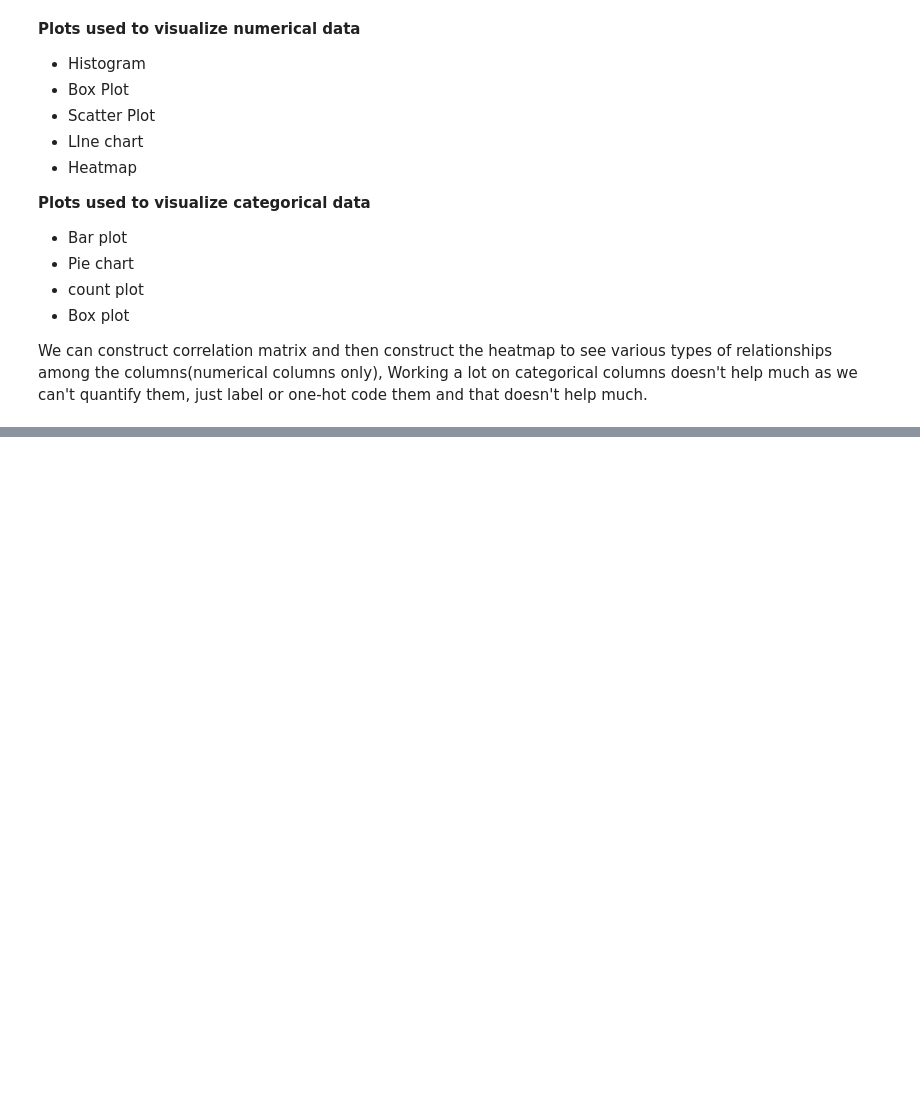
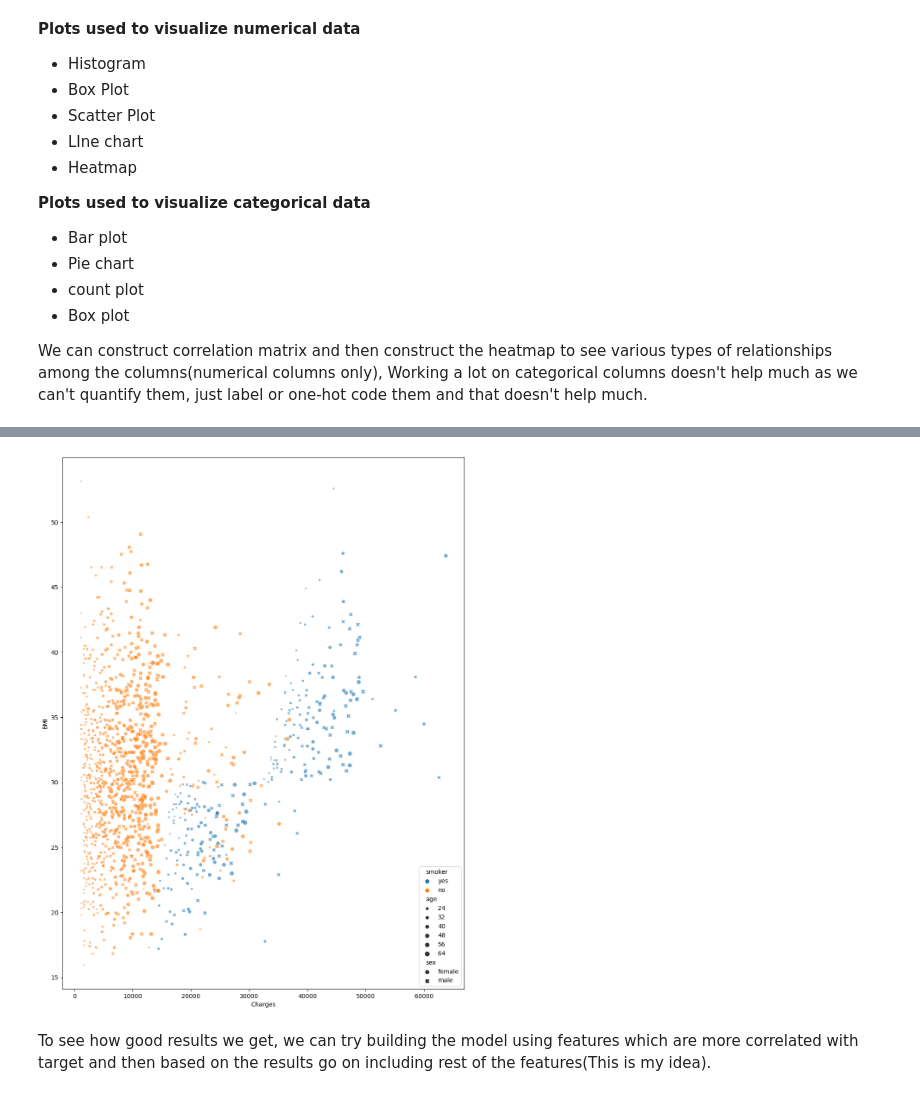
Before and after one commit to krahul2024/machine-learning, a Jupyter notebook: basics.ipynb, the cells around one changed output, grey strips where cells are left out. Saved outputs shown, nothing was run; the diff lists cells and outputs as text; code cells hidden in the pictures; blank space fills up the shorter version.

```diff
--- a/basics.ipynb
+++ b/basics.ipynb
@@ -85,0 +125,24 @@ plt.figure(figsize = (8, 8))
+# %%
+# scatter-plot using sns for various pairs of numerical columns
+figure = plt.figure(figsize = (12, 16))
+
+sns.scatterplot(
+    x = 'charges',
+    y = 'bmi',
+    hue = 'smoker', # classifies on the basis of smoking habit, here different colors
+    style = 'sex', # classifies on the basis of sex, different styles of points, here stars and points
+    size = 'age', # classifies on the basis of age, different sizes
+    data = data,
+    s = 20,
+    sizes = (10, 50), # this is for adjustment of size
+    alpha = 0.6
+)
+
+plt.xlabel('Charges')
+plt.ylabel('BMI')
+
+plt.show()
+# %% [output]
+[figure, added]
+# %% [markdown]
+To see how good results we get, we can try building the model using features which are more correlated with target and then based on the results go on including rest of the features(This is my idea).
```
Also changed, not shown: parts of 5 cells of this notebook.
